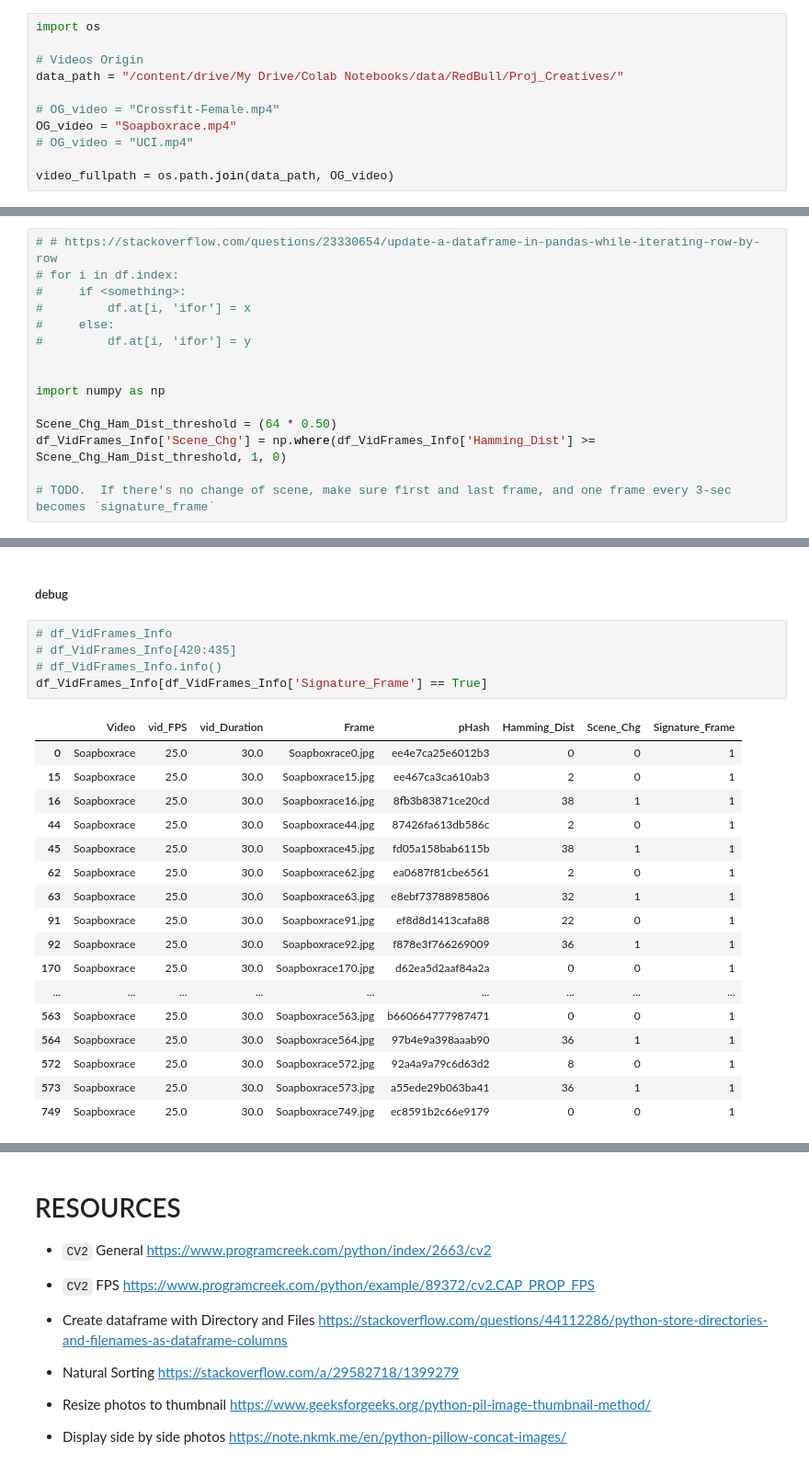
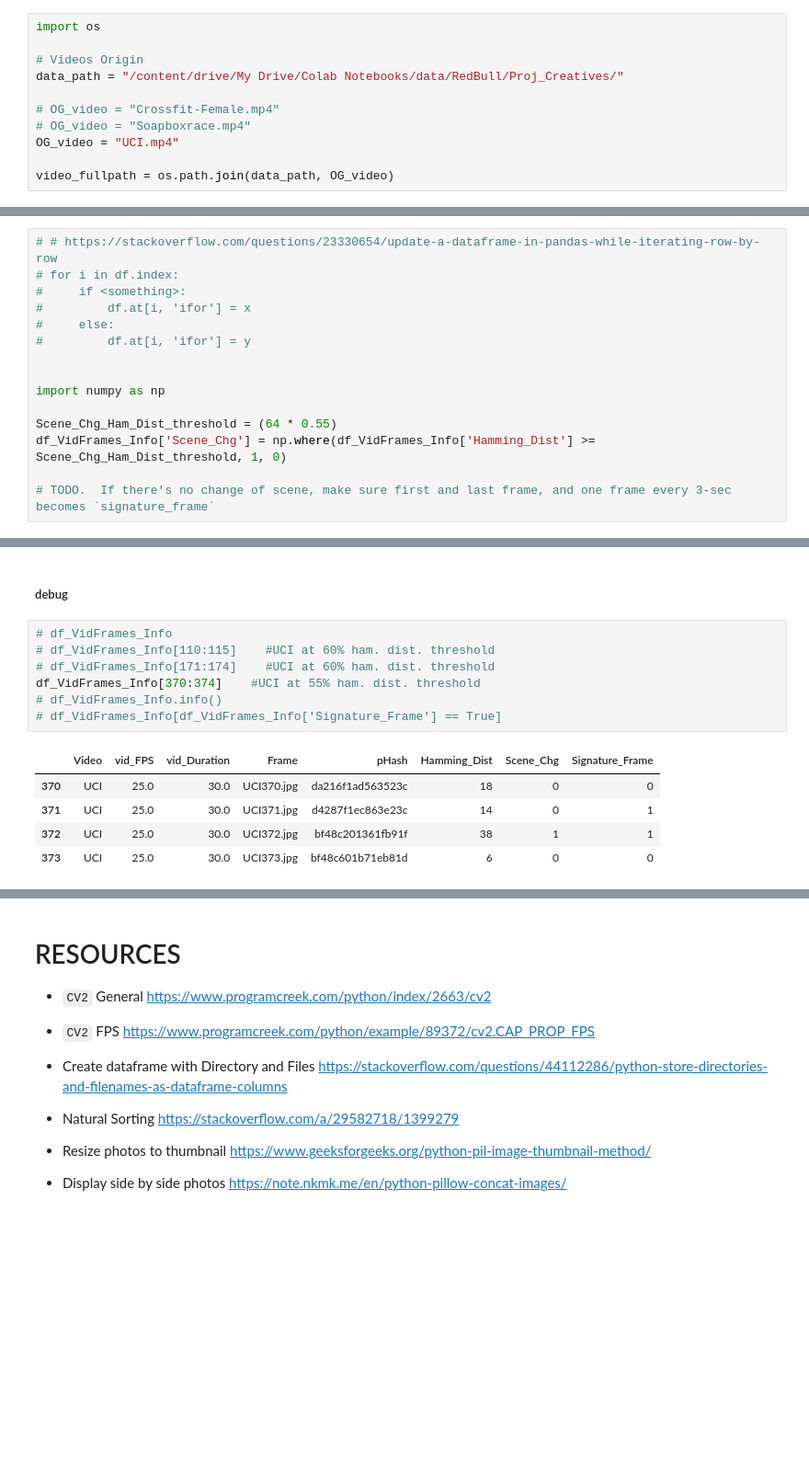
Before and after one commit to rtheman/media_similarities, a Jupyter notebook: Video_Similarities_naive_method.ipynb, the cells around one changed output, grey strips where cells are left out. Shown at 92% size. Cells and saved outputs as stored; diff of their text form; blank space fills up the shorter version.

Commit message:
Updated Hamming Distance threshold to 55%

```diff
--- a/Video_Similarities_naive_method.ipynb
+++ b/Video_Similarities_naive_method.ipynb
@@ -36,8 +36,8 @@ import os
 data_path = "/content/drive/My Drive/Colab Notebooks/data/RedBull/Proj_Creatives/"
 
 # OG_video = "Crossfit-Female.mp4"
-OG_video = "Soapboxrace.mp4"
-# OG_video = "UCI.mp4"
+# OG_video = "Soapboxrace.mp4"
+OG_video = "UCI.mp4"
 
 video_fullpath = os.path.join(data_path, OG_video)
 # %% [markdown]
@@ -293,7 +293,7 @@ df_VidFrames_Info = ham_dist_btw_frames(df_VidFrames_Info)
 
 import numpy as np
 
-Scene_Chg_Ham_Dist_threshold = (64 * 0.50)
+Scene_Chg_Ham_Dist_threshold = (64 * 0.55)
 df_VidFrames_Info['Scene_Chg'] = np.where(df_VidFrames_Info['Hamming_Dist'] >= Scene_Chg_Ham_Dist_threshold, 1, 0)
 
 # TODO.  If there's no change of scene, make sure first and last frame, and one frame every 3-sec becomes `signature_frame`
@@ -342,27 +324,17 @@ df_VidFrames_Info["Signature_Frame"] = Signature_Frame
 df_VidFrames_Info.loc[0, "Signature_Frame"] = 1
 # %% [markdown]
 ##### debug
-# %%
-# df_VidFrames_Info
-# df_VidFrames_Info[420:435]
-# df_VidFrames_Info.info()
-df_VidFrames_Info[df_VidFrames_Info['Signature_Frame'] == True]
-# %% [output]
-|  | Video | vid_FPS | vid_Duration | Frame | pHash | Hamming_Dist | Scene_Chg | Signature_Frame |
-| 0 | Soapboxrace | 25.0 | 30.0 | Soapboxrace0.jpg | ee4e7ca25e6012b3 | 0 | 0 | 1 |
-| 15 | Soapboxrace | 25.0 | 30.0 | Soapboxrace15.jpg | ee467ca3ca610ab3 | 2 | 0 | 1 |
-| 16 | Soapboxrace | 25.0 | 30.0 | Soapboxrace16.jpg | 8fb3b83871ce20cd | 38 | 1 | 1 |
-| 44 | Soapboxrace | 25.0 | 30.0 | Soapboxrace44.jpg | 87426fa613db586c | 2 | 0 | 1 |
-| 45 | Soapboxrace | 25.0 | 30.0 | Soapboxrace45.jpg | fd05a158bab6115b | 38 | 1 | 1 |
-| 62 | Soapboxrace | 25.0 | 30.0 | Soapboxrace62.jpg | ea0687f81cbe6561 | 2 | 0 | 1 |
-| 63 | Soapboxrace | 25.0 | 30.0 | Soapboxrace63.jpg | e8ebf73788985806 | 32 | 1 | 1 |
-| 91 | Soapboxrace | 25.0 | 30.0 | Soapboxrace91.jpg | ef8d8d1413cafa88 | 22 | 0 | 1 |
-| 92 | Soapboxrace | 25.0 | 30.0 | Soapboxrace92.jpg | f878e3f766269009 | 36 | 1 | 1 |
-| 170 | Soapboxrace | 25.0 | 30.0 | Soapboxrace170.jpg | d62ea5d2aaf84a2a | 0 | 0 | 1 |
-| ... | ... | ... | ... | ... | ... | ... | ... | ... |
-| 563 | Soapboxrace | 25.0 | 30.0 | Soapboxrace563.jpg | b660664777987471 | 0 | 0 | 1 |
-| 564 | Soapboxrace | 25.0 | 30.0 | Soapboxrace564.jpg | 97b4e9a398aaab90 | 36 | 1 | 1 |
-| 572 | Soapboxrace | 25.0 | 30.0 | Soapboxrace572.jpg | 92a4a9a79c6d63d2 | 8 | 0 | 1 |
-| 573 | Soapboxrace | 25.0 | 30.0 | Soapboxrace573.jpg | a55ede29b063ba41 | 36 | 1 | 1 |
-| 749 | Soapboxrace | 25.0 | 30.0 | Soapboxrace749.jpg | ec8591b2c66e9179 | 0 | 0 | 1 |
+# %%
+# df_VidFrames_Info
+# df_VidFrames_Info[110:115]    #UCI at 60% ham. dist. threshold
+# df_VidFrames_Info[171:174]    #UCI at 60% ham. dist. threshold
+df_VidFrames_Info[370:374]    #UCI at 55% ham. dist. threshold
+# df_VidFrames_Info.info()
+# df_VidFrames_Info[df_VidFrames_Info['Signature_Frame'] == True]
+# %% [output]
+|  | Video | vid_FPS | vid_Duration | Frame | pHash | Hamming_Dist | Scene_Chg | Signature_Frame |
+| 370 | UCI | 25.0 | 30.0 | UCI370.jpg | da216f1ad563523c | 18 | 0 | 0 |
+| 371 | UCI | 25.0 | 30.0 | UCI371.jpg | d4287f1ec863e23c | 14 | 0 | 1 |
+| 372 | UCI | 25.0 | 30.0 | UCI372.jpg | bf48c201361fb91f | 38 | 1 | 1 |
+| 373 | UCI | 25.0 | 30.0 | UCI373.jpg | bf48c601b71eb81d | 6 | 0 | 0 |
 # %%
```
Also changed, not shown: parts of 7 cells of this notebook.
